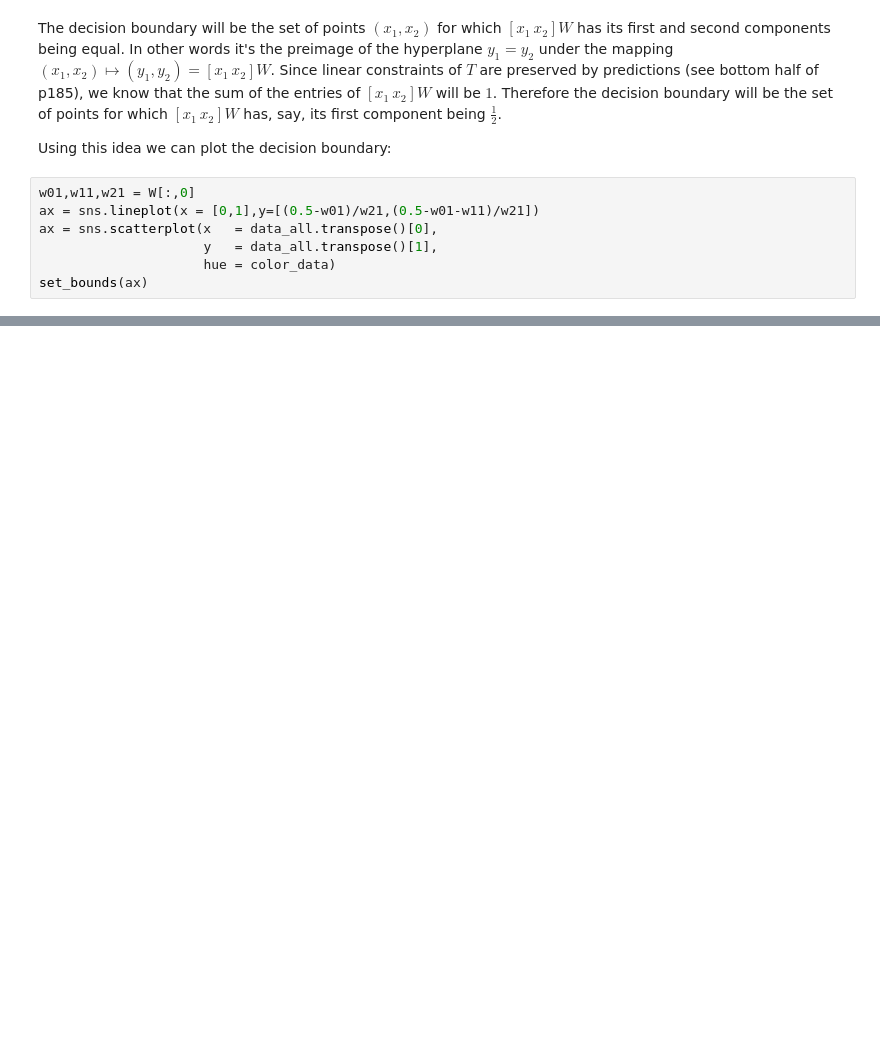
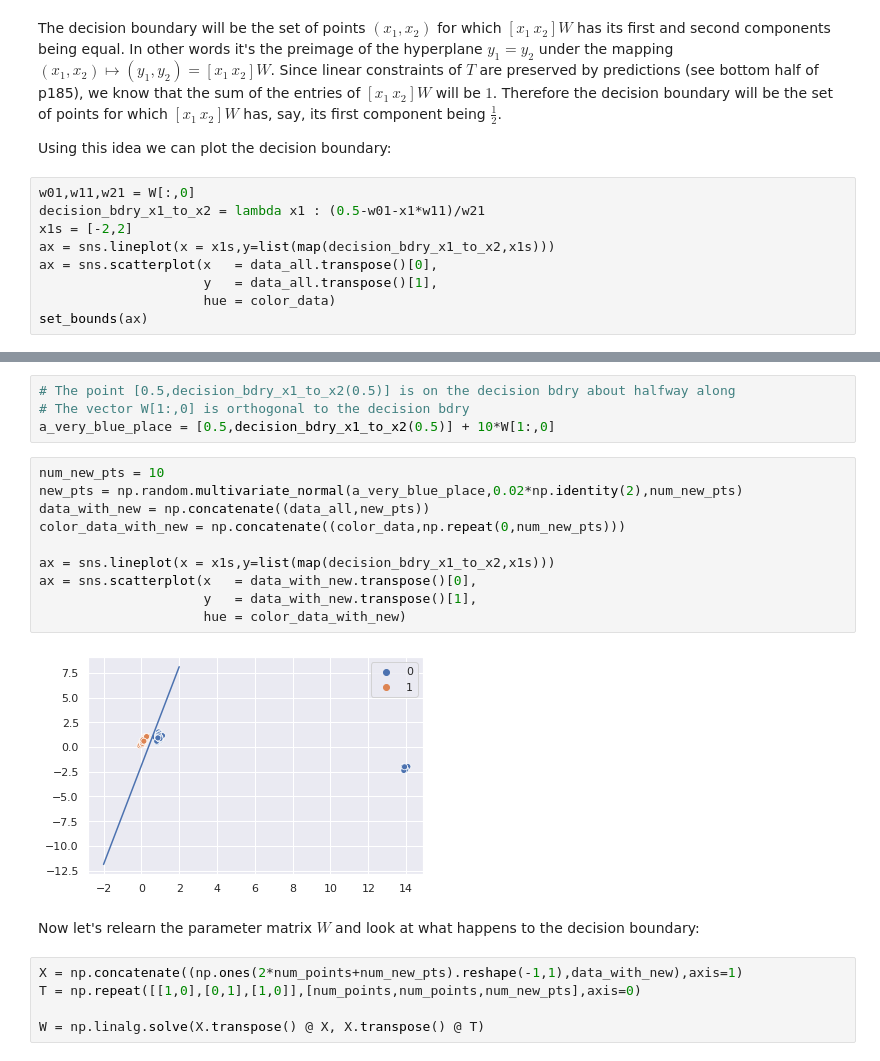
Before and after one commit to ebrahimebrahim/notes, a Jupyter notebook: ch4.ipynb, the cells around one changed output, grey strips where cells are left out. Saved outputs shown, nothing was run; the diff lists cells and outputs as text; blank space fills up the shorter version.

```diff
--- a/ch4.ipynb
+++ b/ch4.ipynb
@@ -54,7 +87,9 @@ The decision boundary will be the set of points $(x_1,x_2)$ for which $[x_1\,x_2
 Using this idea we can plot the decision boundary:
 # %%
 w01,w11,w21 = W[:,0]
-ax = sns.lineplot(x = [0,1],y=[(0.5-w01)/w21,(0.5-w01-w11)/w21])
+decision_bdry_x1_to_x2 = lambda x1 : (0.5-w01-x1*w11)/w21
+x1s = [-2,2]
+ax = sns.lineplot(x = x1s,y=list(map(decision_bdry_x1_to_x2,x1s)))
 ax = sns.scatterplot(x   = data_all.transpose()[0],
                      y   = data_all.transpose()[1],
                      hue = color_data)
@@ -63,0 +105,23 @@ set_bounds(ax)
+# %%
+# The point [0.5,decision_bdry_x1_to_x2(0.5)] is on the decision bdry about halfway along
+# The vector W[1:,0] is orthogonal to the decision bdry
+a_very_blue_place = [0.5,decision_bdry_x1_to_x2(0.5)] + 10*W[1:,0]
+# %%
+num_new_pts = 10
+new_pts = np.random.multivariate_normal(a_very_blue_place,0.02*np.identity(2),num_new_pts)
+data_with_new = np.concatenate((data_all,new_pts))
+color_data_with_new = np.concatenate((color_data,np.repeat(0,num_new_pts)))
+
+ax = sns.lineplot(x = x1s,y=list(map(decision_bdry_x1_to_x2,x1s)))
+ax = sns.scatterplot(x   = data_with_new.transpose()[0],
+                     y   = data_with_new.transpose()[1],
+                     hue = color_data_with_new)
+# %% [output]
+[figure, added]
+# %% [markdown]
+Now let's relearn the parameter matrix $W$ and look at what happens to the decision boundary:
+# %%
+X = np.concatenate((np.ones(2*num_points+num_new_pts).reshape(-1,1),data_with_new),axis=1)
+T = np.repeat([[1,0],[0,1],[1,0]],[num_points,num_points,num_new_pts],axis=0)
+
+W = np.linalg.solve(X.transpose() @ X, X.transpose() @ T)
```
Also changed, not shown: parts of 20 cells of this notebook.
